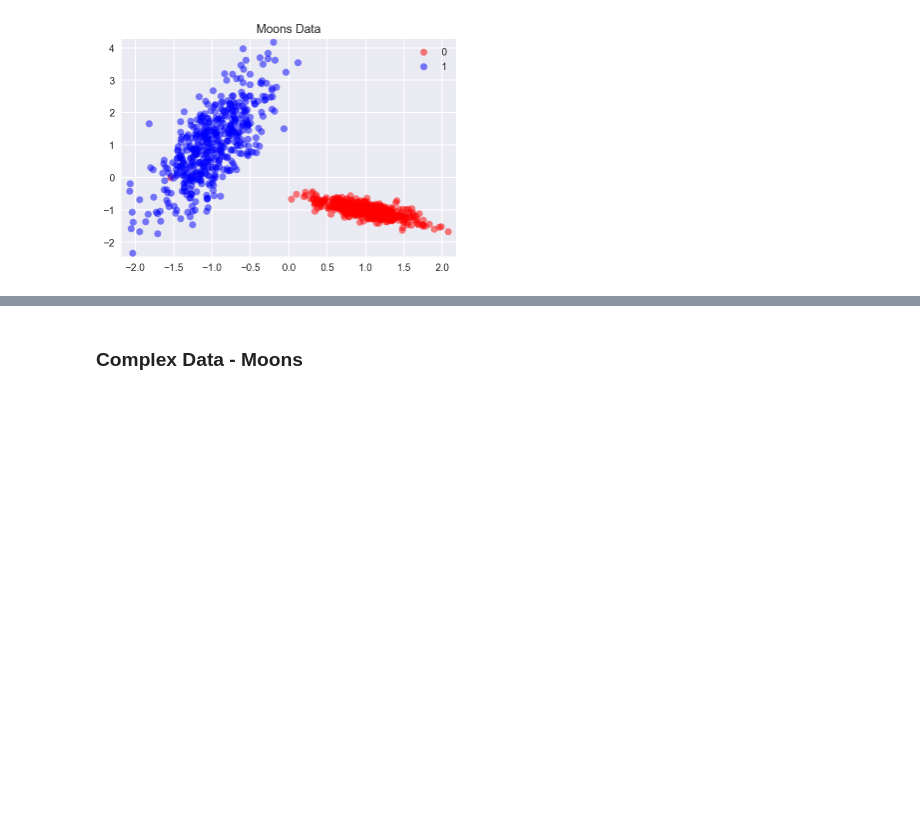
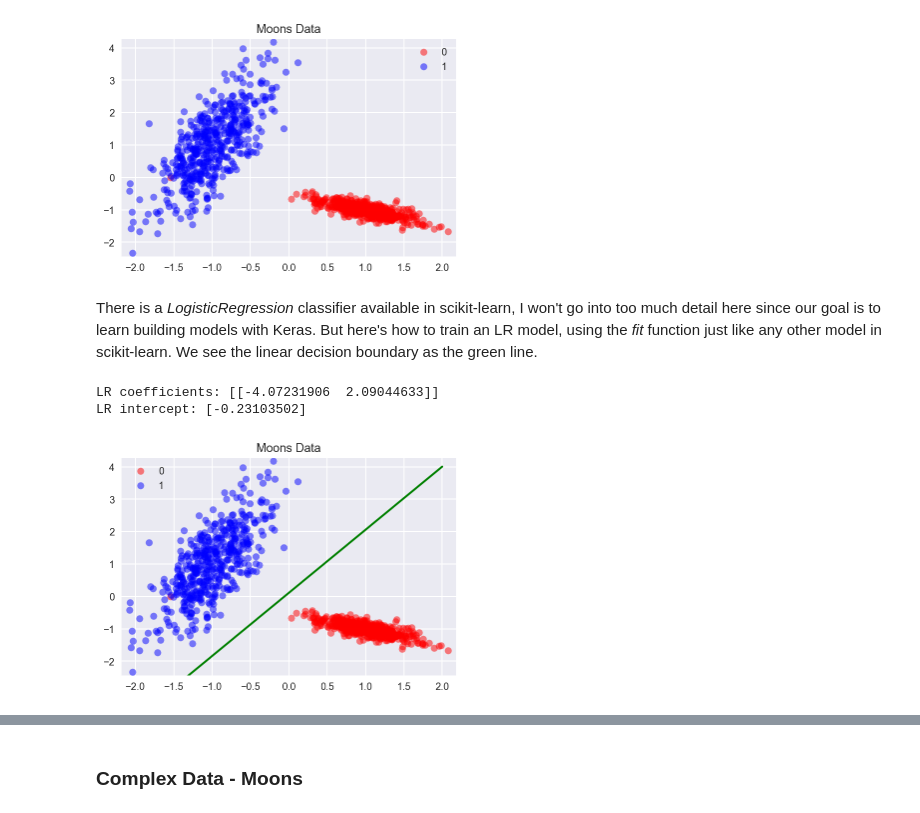
Before and after one commit to ardendertat/Applied-Deep-Learning-with-Keras, a Jupyter notebook: notebooks/Artificial Neural Networks.ipynb, the cells around one changed output, grey strips where cells are left out. Saved outputs shown, nothing was run; the diff lists cells and outputs as text; code cells hidden in the pictures; blank space fills up the shorter version.

```diff
--- a/notebooks/Artificial Neural Networks.ipynb
+++ b/notebooks/Artificial Neural Networks.ipynb
@@ -104,3 +109,21 @@ plt.title('Moons Data')
 # %% [output]
 <matplotlib.text.Text at 0x...>
 [figure]
+# %% [markdown]
+There is a *LogisticRegression* classifier available in scikit-learn, I won't go into too much detail here since our goal is to learn building models with Keras. But here's how to train an LR model, using the *fit* function just like any other model in scikit-learn. We see the linear decision boundary as the green line.
+# %%
+lr = LogisticRegression()
+lr.fit(X, y)
+print('LR coefficients:', lr.coef_)
+print('LR intercept:', lr.intercept_)
+
+plot_data(X, y)
+plt.title('Moons Data')
+
+limits = np.array([-2, 2])
+boundary = -(lr.coef_[0][0] * limits + lr.intercept_[0]) / lr.coef_[0][1]
+_ = plt.plot(left_right, boundary, "g-", linewidth=2)
+# %% [output]
+LR coefficients: [[-4.07231906  2.09044633]]
+LR intercept: [-0.23103502]
+[figure, added]
```
Also changed, not shown: parts of 30 cells of this notebook, 1 other file.
